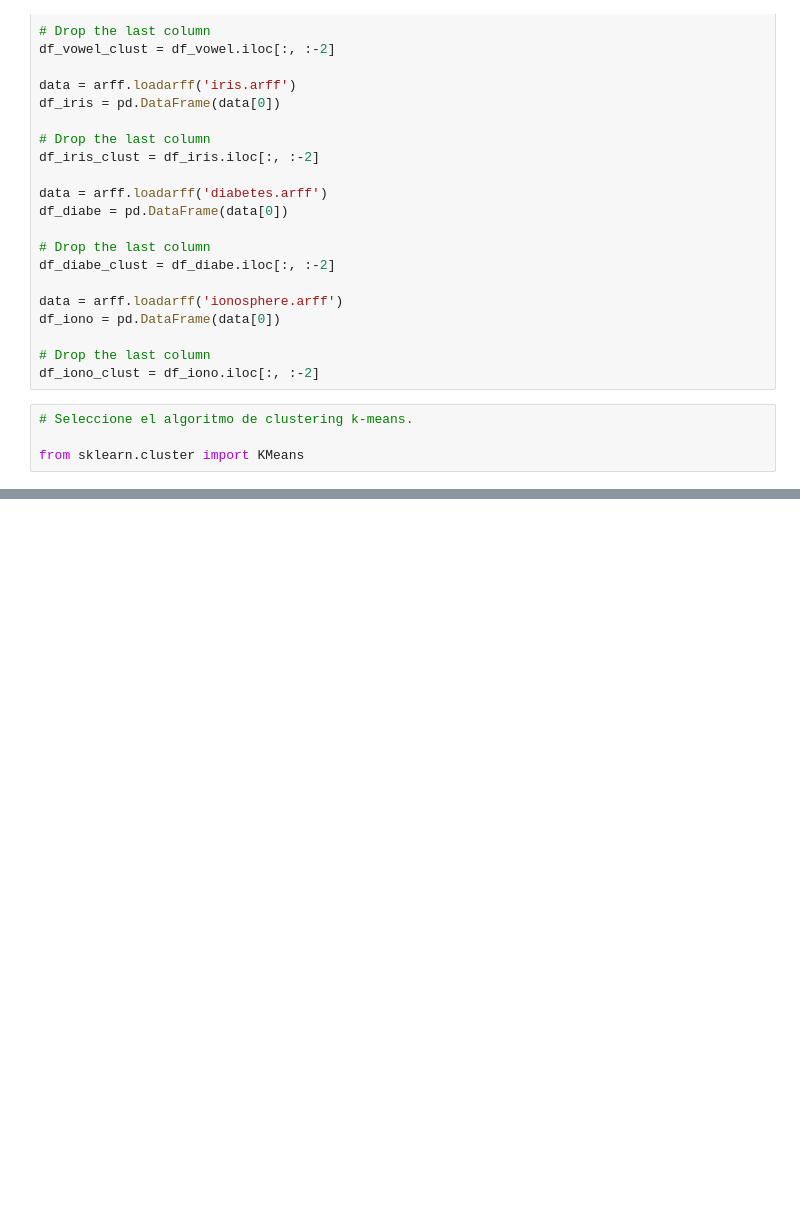
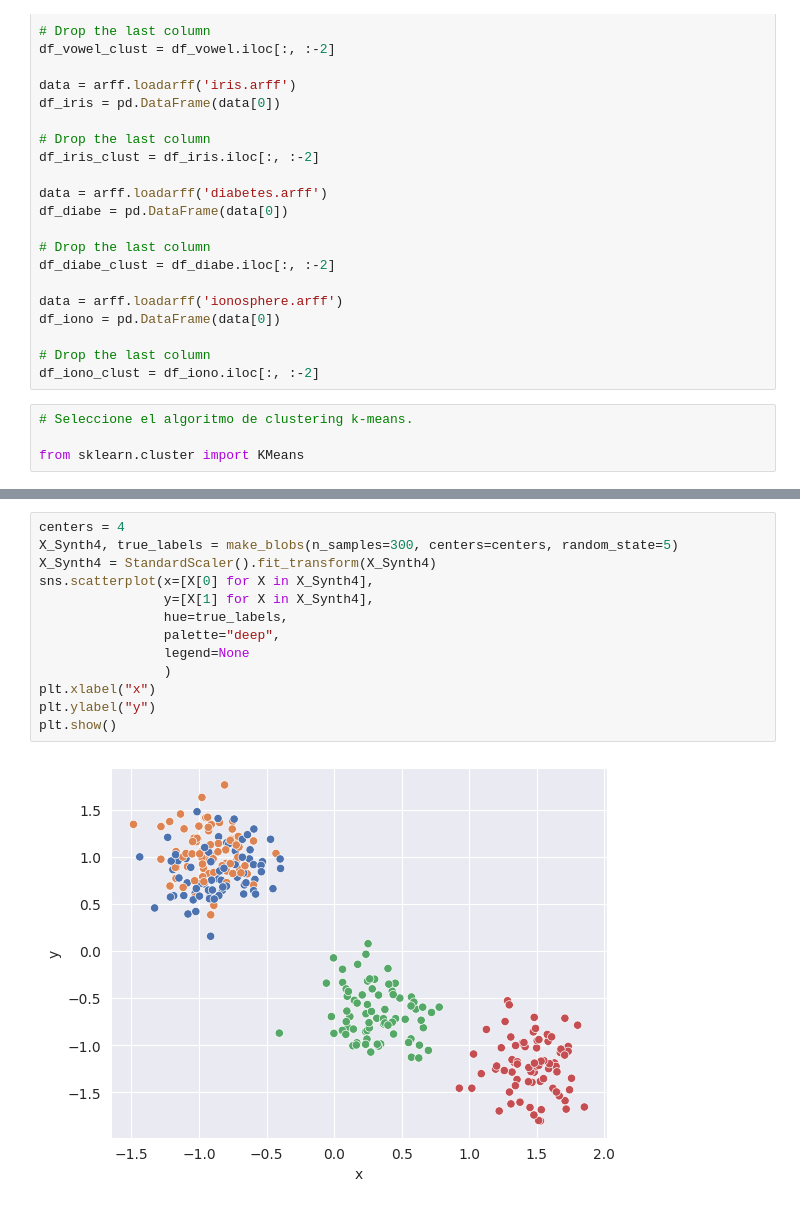
Before and after one commit to richardesp/Introduction-to-data-mining, a Jupyter notebook: P4/P4.ipynb, the cells around one changed output, grey strips where cells are left out. Cells and saved outputs as stored; diff of their text form; blank space fills up the shorter version.

```diff
--- a/P4/P4.ipynb
+++ b/P4/P4.ipynb
@@ -225,0 +115,15 @@ plt.show()
+# %%
+centers = 4
+X_Synth4, true_labels = make_blobs(n_samples=300, centers=centers, random_state=5)
+X_Synth4 = StandardScaler().fit_transform(X_Synth4)
+sns.scatterplot(x=[X[0] for X in X_Synth4],
+                y=[X[1] for X in X_Synth4],
+                hue=true_labels,
+                palette="deep",
+                legend=None
+                )
+plt.xlabel("x")
+plt.ylabel("y")
+plt.show()
+# %% [output]
+[figure, added]
```
Also changed, not shown: parts of 28 cells of this notebook.
